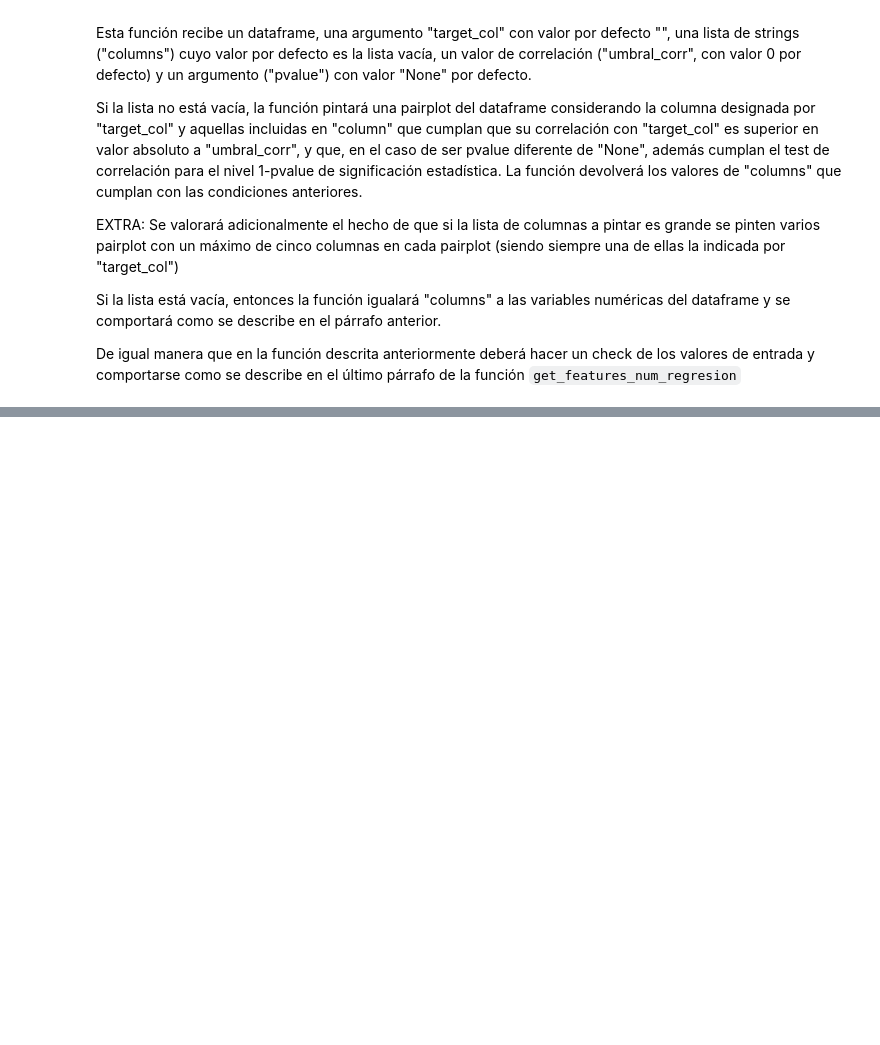
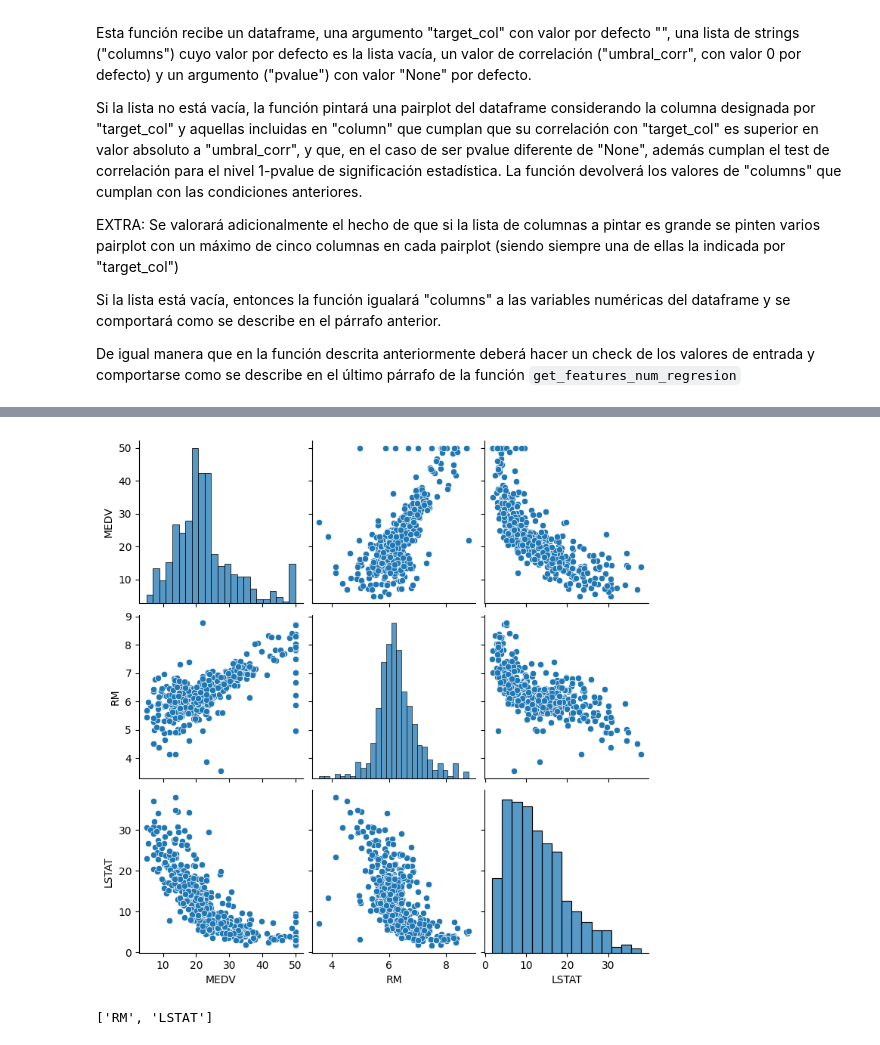
Before and after one commit to marosor/ML_Toolbox, a Jupyter notebook: funciones_3y4_fran.ipynb, the cells around one changed output, grey strips where cells are left out. Saved outputs shown, nothing was run; the diff lists cells and outputs as text; code cells hidden in the pictures; blank space fills up the shorter version.

```diff
--- a/funciones_3y4_fran.ipynb
+++ b/funciones_3y4_fran.ipynb
@@ -283,0 +198,5 @@ memory usage: 51.5 KB
+# %%
+plot_features_num_regression(boston, "MEDV", umbral_corr = 0.6)
+# %% [output]
+[figure, added]
+['RM', 'LSTAT']
```
Also changed, not shown: parts of 20 cells of this notebook.
